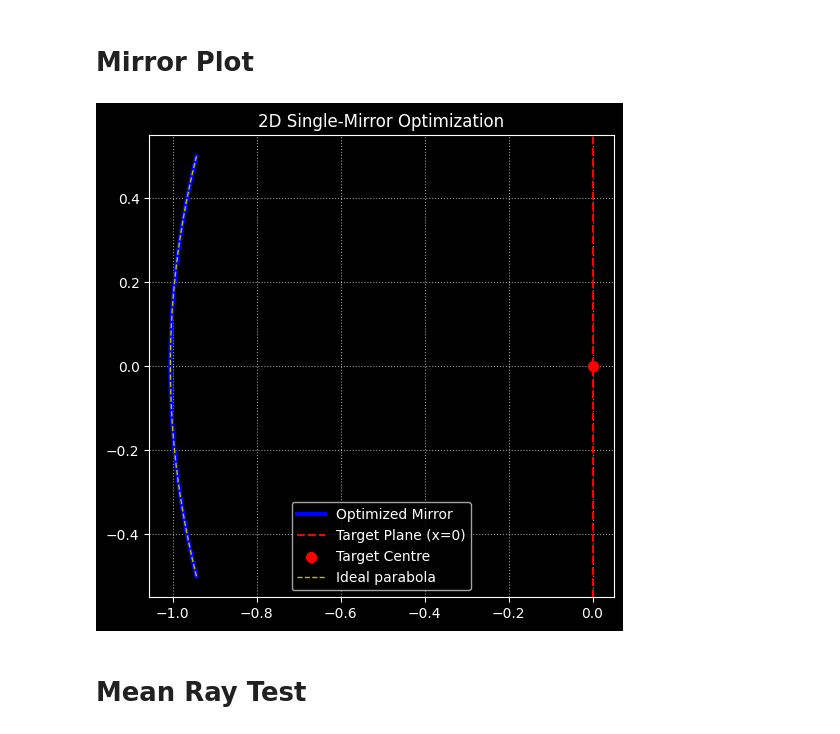
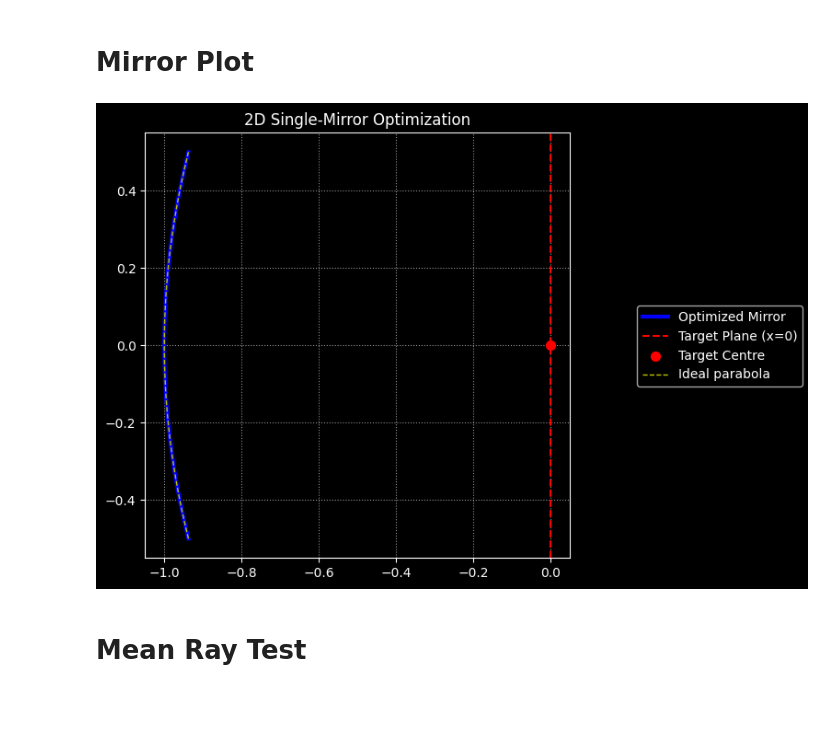
Before and after one commit to ssteinberg/solar_optical_concentrator, a Jupyter notebook: diff_rendering/single_mirror_spline.ipynb, the cells around one changed output. Drawn from its saved outputs; the diff is of its cells as text; code cells hidden in the pictures; blank space fills up the shorter version.

```diff
--- a/diff_rendering/single_mirror_spline.ipynb
+++ b/diff_rendering/single_mirror_spline.ipynb
@@ -23,12 +23,10 @@ mi.set_variant('cuda_ad_rgb')
 
 # Configuration variables for the simulation
 L = 1
-f = 1
 aperture = 1
 half_aperture = aperture / 2
 num_mirror1_segments = 1000
 spline_control_points = 3
-spline_degree = spline_control_points - 1
 num_2d_vertices = num_mirror1_segments + 1
 target_height = (aperture / num_mirror1_segments) * 10
 target_half_height = target_height / 2
@@ -54,6 +52,7 @@ camera_near_clip = -camera_x_pos / 10
 camera_far_clip = -camera_x_pos + 0.1
 has_vertex_normals = True
 spp=8000
+ray_start_x_pos = -0.1
 
 # Create an output directory to store info on the run
 output_path = create_and_get_output_path('single_mirror_spline')
@@ -61,7 +60,6 @@ output_path = create_and_get_output_path('single_mirror_spline')
 # Store the configuration
 write_data_json({
     'L': L,
-    'f': f,
     'aperture': aperture,
     'num_mirror1_segments': num_mirror1_segments,
     'spline_control_points': spline_control_points,
@@ -87,7 +85,8 @@ write_data_json({
     'camera_near_clip': camera_near_clip,
     'camera_far_clip': camera_far_clip,
     'has_vertex_normals': has_vertex_normals,
-    'spp': spp
+    'spp': spp,
+    'ray_start_x_pos': ray_start_x_pos
 }, output_path, 'config')
 # %% [markdown]
 # Mirror 1 Mesh
@@ -171,7 +170,7 @@ target_camera = mi.load_dict({
         'rfilter': {
             # Important: smooth reconstruction filter with a footprint larger than 1 pixel.
             # Use gaussian for a smoother result, but box for less blurring
-            'type': 'box'
+            'type': 'gaussian'
         }
     },
 })
@@ -449,33 +518,33 @@ write_mirror(final_x, final_y, output_path, 'mirror')
 # %%
 # Create the figure
 fig = plt.figure(figsize=(10, 6))
 
 # Draw the mirror by connecting the vertices
 plt.plot(final_x, final_y, 'b-', lw=3, label='Optimized Mirror')
 
 # Draw the target plane and centre
 plt.axvline(x=0, color='red', linestyle='--', label='Target Plane (x=0)')
 plt.scatter([0], [target_center.y], color='red', s=50, zorder=5, label='Target Centre')
 
 # Draw the ideal parabola
 mid_x = final_x[len(final_x) // 2]
 parabola_y = np.linspace(-half_aperture, half_aperture, num_mirror1_segments)
 parabola_x = parabola_y**2 / (4 * abs(mid_x)) + mid_x
 plt.plot(parabola_x, parabola_y, 'y--', lw=1, label="Ideal parabola")
 
 # Labels and formatting
 plt.title('2D Single-Mirror Optimization')
 plt.grid(True, linestyle=':', alpha=0.6)
 plt.gca().set_aspect('equal', adjustable='box')
-plt.legend()
+fig.legend(loc='outside right')
 
 # Save
 write_figure(fig, output_path, 'optimized_mirror')
 
 # Display
 plt.show()
 # %% [output]
-[figure, old version]
+[figure, new version]
 # %% [markdown]
 # Mean Ray Test
 # %%
```
Also changed, not shown: parts of 3 cells of this notebook.
